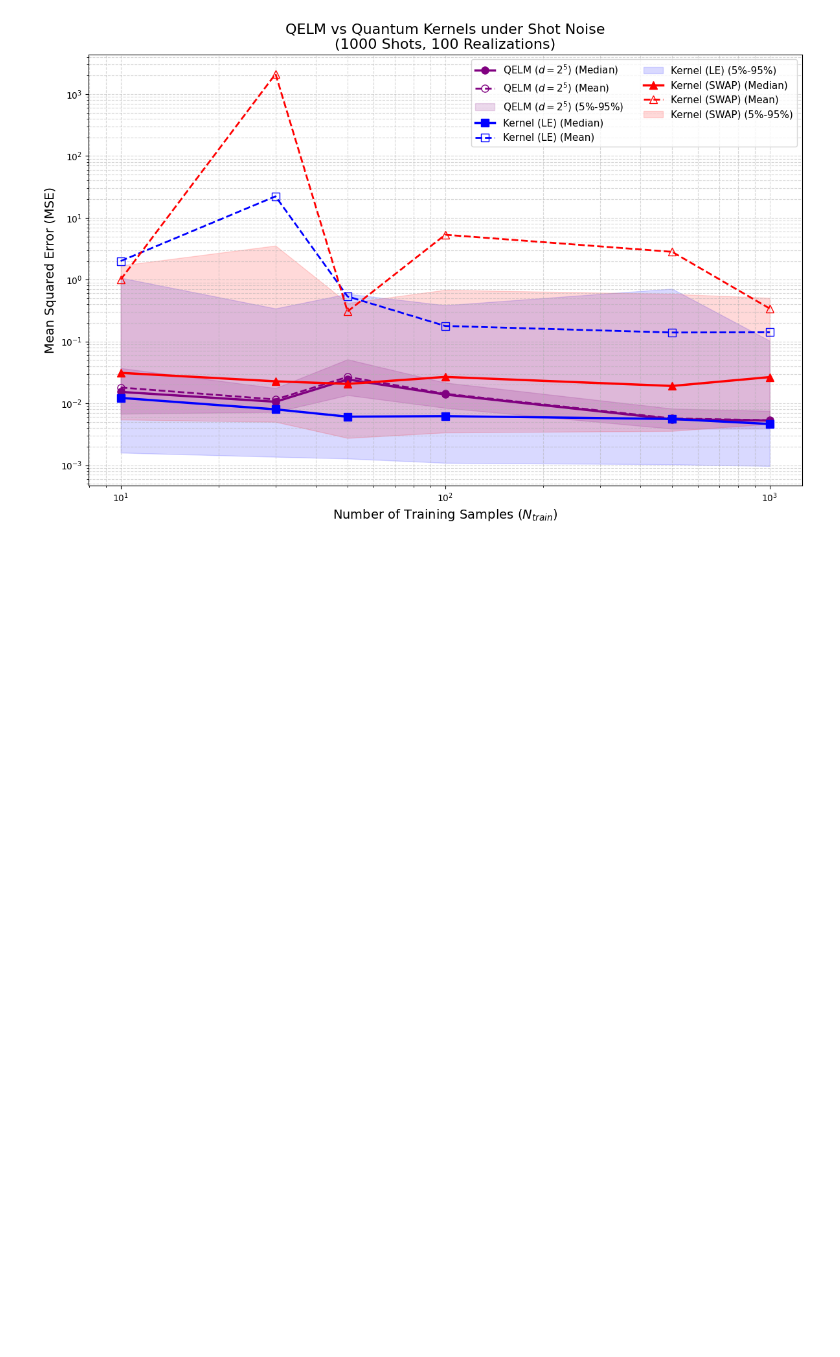
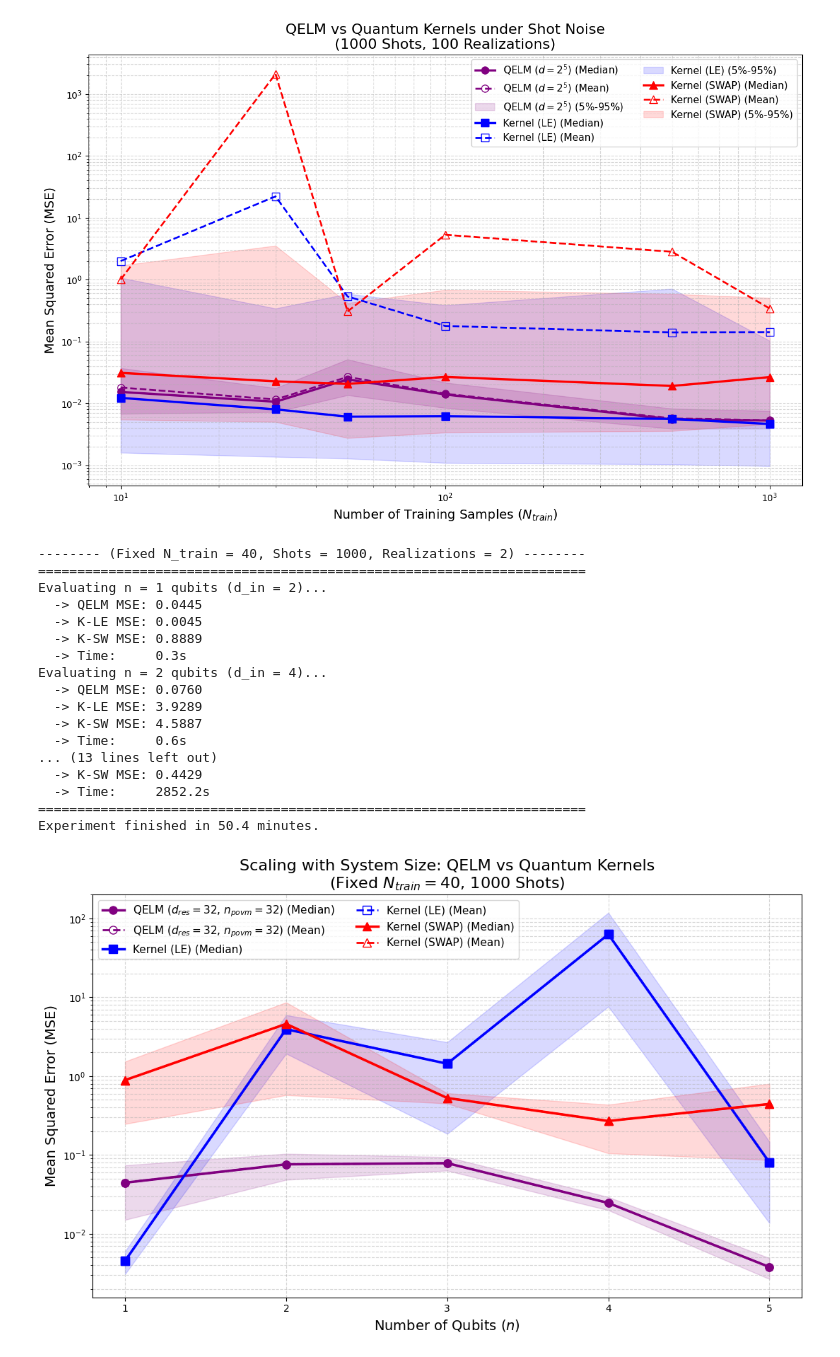
Before and after one commit to gianmarco-f/ML, a Jupyter notebook: QELMvsKER/Results2.ipynb, the cells around one changed output. Cells and saved outputs as stored; diff of their text form; code cells hidden in the pictures; blank space fills up the shorter version.

```diff
--- a/QELMvsKER/Results2.ipynb
+++ b/QELMvsKER/Results2.ipynb
@@ -11,8 +11,8 @@ import time
 ####### Settings #########
 N_train_list = [10, 30, 50, 100, 500, 1000,]
 N_max = max(N_train_list)  # Find the largest dataset size needed
-N_test = 200
-num_realizations = 100
+N_test = 100
+num_realizations = 200
 num_shots = 0
 
 reg_lambda = 0
@@ -785,17 +785,17 @@ def get_n_qubit_observable(n, base_op):
     return obs
 
 ####### Settings #########
-n_qubits_list = [1, 2, 3, 4,5] # The number of qubits (n)
-N_train = 100
+n_qubits_list = [1, 2, 3, 4, 5] # The number of qubits (n)
+N_train = 40
 N_test = 200
-num_realizations = 30
+num_realizations = 2
 num_shots = 1000
 
 # CRITICAL: Since num_shots=1000, we MUST use regularization to prevent matrix inversion explosion!
 reg_lambda = 0
 
 # QELM reservoir physical setup (Fixed part)
-d_res = 64
+d_res = 32
 
 
 povm = myQML.generate_computational_povm(d_res)
@@ -881,30 +881,49 @@ labels = {'QELM': f'QELM ($d_{{res}}={d_res}$, $n_{{povm}}={num_povm_elements}$)
 markers = {'QELM': 'o', 'Kernel_LE': 's', 'Kernel_SWAP': '^'}
 
 for model in results_mean.keys():
     mean_arr = np.array(results_mean[model])
     median_arr = np.array(results_median[model])
     q5_arr = np.array(quantiles_5[model])
     q95_arr = np.array(quantiles_95[model])
 
     # Plot Median (Solid)
     plt.plot(n_arr, median_arr, label=f'{labels[model]} (Median)', color=colors[model],
              marker=markers[model], linestyle='-', linewidth=2.5, markersize=8)
 
     # Plot Mean (Dashed, Empty marker)
     plt.plot(n_arr, mean_arr, label=f'{labels[model]} (Mean)', color=colors[model],
              marker=markers[model], linestyle='--', linewidth=2.0, markersize=8, fillstyle='none')
 
     # Fill between 5% and 95% quantiles
     plt.fill_between(n_arr, q5_arr, q95_arr, color=colors[model], alpha=0.15)
 
 plt.xticks(n_qubits_list)
 plt.yscale('log')
 
 plt.xlabel('Number of Qubits ($n$)', fontsize=14)
 plt.ylabel('Mean Squared Error (MSE)', fontsize=14)
 plt.title(f'Scaling with System Size: QELM vs Quantum Kernels\n(Fixed $N_{{train}} = {N_train}$, {num_shots} Shots)', fontsize=16)
 
 plt.grid(True, which="both", ls="--", alpha=0.5)
 plt.legend(fontsize=11, ncol=2, loc='upper left')
 plt.tight_layout()
 plt.show()
+# %% [output]
+-------- (Fixed N_train = 40, Shots = 1000, Realizations = 2) --------
+======================================================================
+Evaluating n = 1 qubits (d_in = 2)...
+  -> QELM MSE: 0.0445
+  -> K-LE MSE: 0.0045
+  -> K-SW MSE: 0.8889
+  -> Time:     0.3s
+Evaluating n = 2 qubits (d_in = 4)...
+  -> QELM MSE: 0.0760
+  -> K-LE MSE: 3.9289
+  -> K-SW MSE: 4.5887
+  -> Time:     0.6s
+... (13 lines left out)
+  -> K-SW MSE: 0.4429
+  -> Time:     2852.2s
+======================================================================
+Experiment finished in 50.4 minutes.
+[figure, added]
```
Also changed, not shown: parts of 3 cells of this notebook.
